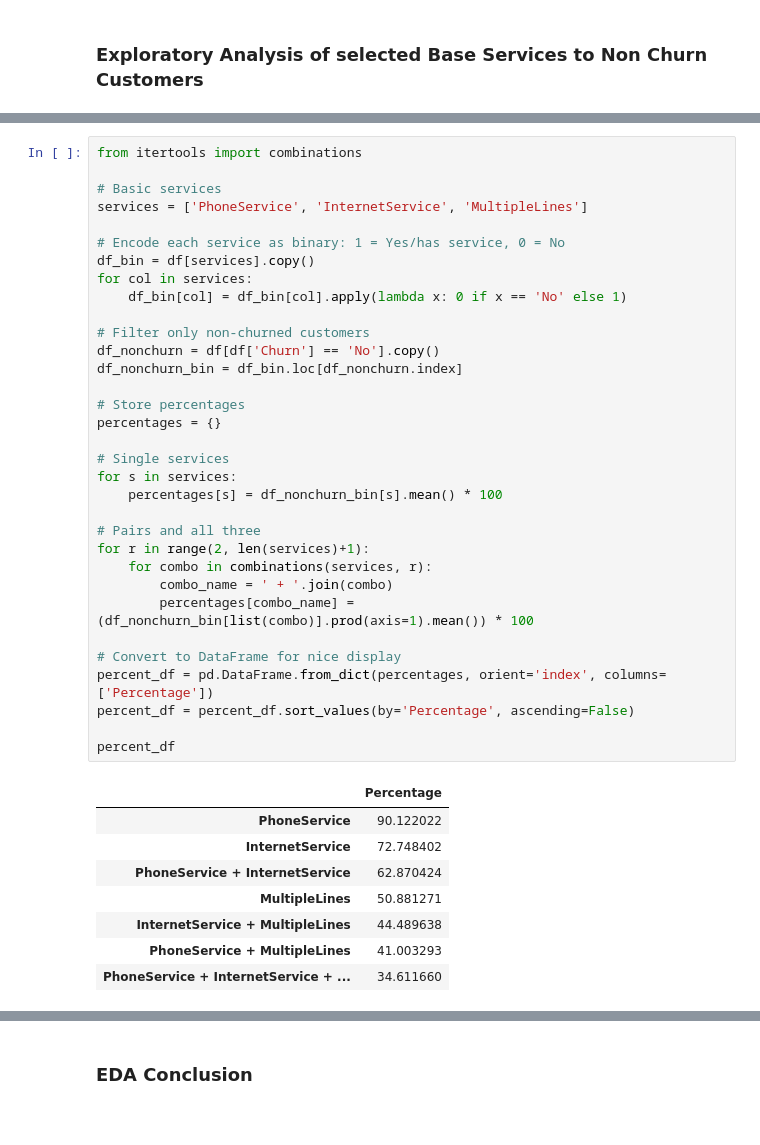
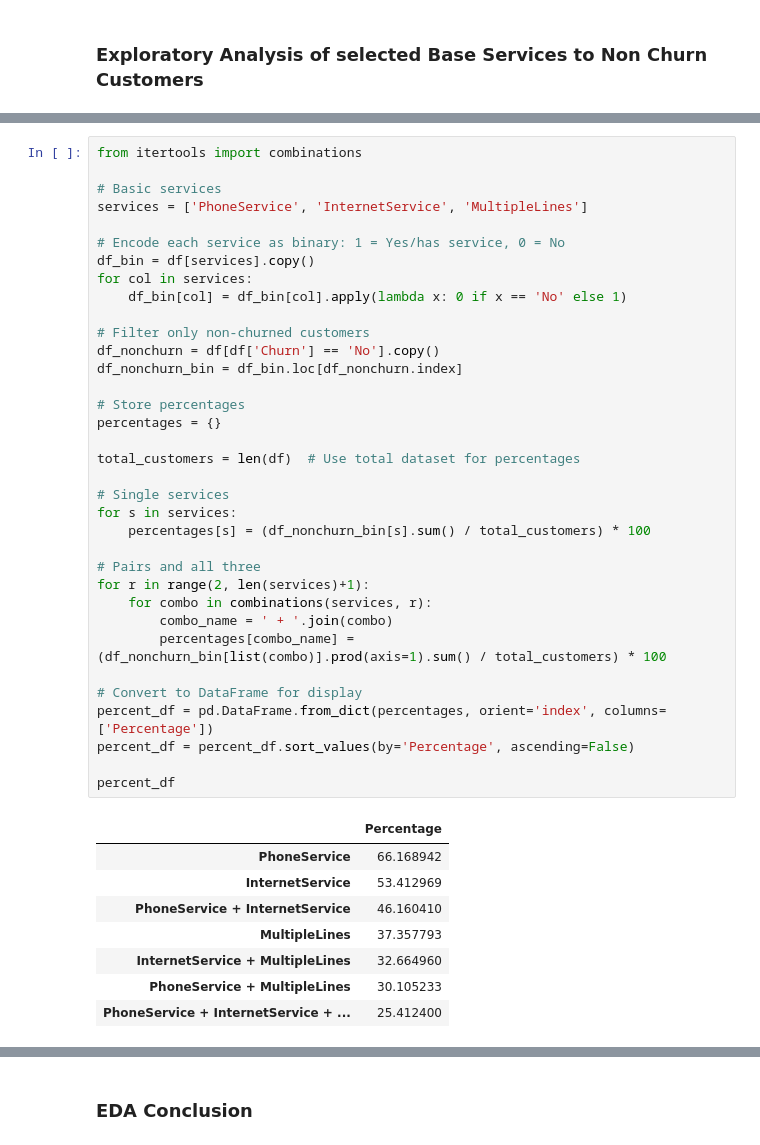
Before and after one commit to cuboidalstudios/MLAssignment2025, a Jupyter notebook: MLTask1.ipynb, the cells around one changed output, grey strips where cells are left out. Saved outputs shown, nothing was run; the diff lists cells and outputs as text.

Commit message:
eda on base services

```diff
--- a/MLTask1.ipynb
+++ b/MLTask1.ipynb
@@ -645,40 +644,42 @@ from itertools import combinations
 
 # Basic services
 services = ['PhoneService', 'InternetService', 'MultipleLines']
 
 # Encode each service as binary: 1 = Yes/has service, 0 = No
 df_bin = df[services].copy()
 for col in services:
     df_bin[col] = df_bin[col].apply(lambda x: 0 if x == 'No' else 1)
 
 # Filter only non-churned customers
 df_nonchurn = df[df['Churn'] == 'No'].copy()
 df_nonchurn_bin = df_bin.loc[df_nonchurn.index]
 
 # Store percentages
 percentages = {}
 
+total_customers = len(df)  # Use total dataset for percentages
+
 # Single services
 for s in services:
-    percentages[s] = df_nonchurn_bin[s].mean() * 100
+    percentages[s] = (df_nonchurn_bin[s].sum() / total_customers) * 100
 
 # Pairs and all three
 for r in range(2, len(services)+1):
     for combo in combinations(services, r):
         combo_name = ' + '.join(combo)
-        percentages[combo_name] = (df_nonchurn_bin[list(combo)].prod(axis=1).mean()) * 100
+        percentages[combo_name] = (df_nonchurn_bin[list(combo)].prod(axis=1).sum() / total_customers) * 100
 
-# Convert to DataFrame for nice display
+# Convert to DataFrame for display
 percent_df = pd.DataFrame.from_dict(percentages, orient='index', columns=['Percentage'])
 percent_df = percent_df.sort_values(by='Percentage', ascending=False)
 
 percent_df
 # %% [output]
 |  | Percentage |
-| PhoneService | 90.122022 |
-| InternetService | 72.748402 |
-| PhoneService + InternetService | 62.870424 |
-| MultipleLines | 50.881271 |
-| InternetService + MultipleLines | 44.489638 |
-| PhoneService + MultipleLines | 41.003293 |
-| PhoneService + InternetService + ... | 34.611660 |
+| PhoneService | 66.168942 |
+| InternetService | 53.412969 |
+| PhoneService + InternetService | 46.160410 |
+| MultipleLines | 37.357793 |
+| InternetService + MultipleLines | 32.664960 |
+| PhoneService + MultipleLines | 30.105233 |
+| PhoneService + InternetService + ... | 25.412400 |
```
Also changed, not shown: parts of 4 cells of this notebook.
